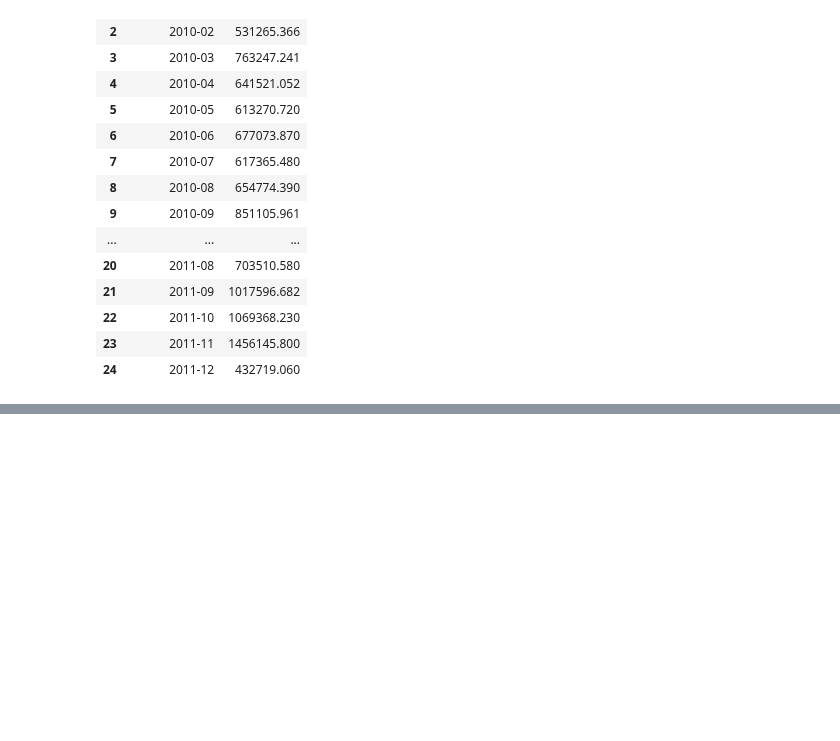
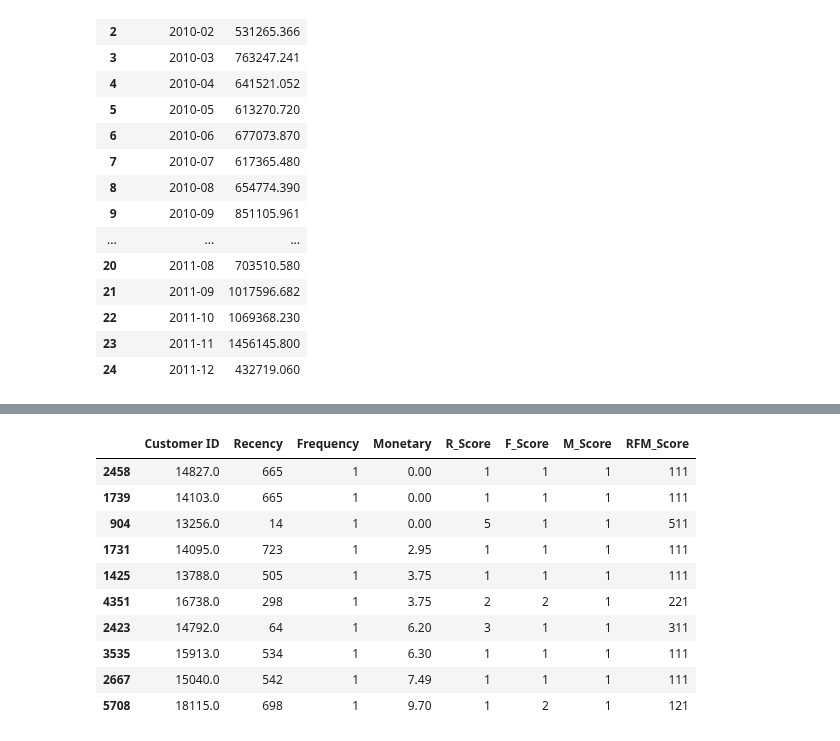
Before and after one commit to sabarishwaran261082-SCE/RetailPulse, a Jupyter notebook: notebooks/01_data_profiling.ipynb, the cells around one changed output, grey strips where cells are left out. Saved outputs shown, nothing was run; the diff lists cells and outputs as text; code cells hidden in the pictures; blank space fills up the shorter version.

```diff
--- a/notebooks/01_data_profiling.ipynb
+++ b/notebooks/01_data_profiling.ipynb
@@ -510,0 +621,14 @@ visualization.pie_chart(
+# %%
+rfm.bottom_customers(rfm_df)
+# %% [output]
+|  | Customer ID | Recency | Frequency | Monetary | R_Score | F_Score | M_Score | RFM_Score |
+| 2458 | 14827.0 | 665 | 1 | 0.00 | 1 | 1 | 1 | 111 |
+| 1739 | 14103.0 | 665 | 1 | 0.00 | 1 | 1 | 1 | 111 |
+| 904 | 13256.0 | 14 | 1 | 0.00 | 5 | 1 | 1 | 511 |
+| 1731 | 14095.0 | 723 | 1 | 2.95 | 1 | 1 | 1 | 111 |
+| 1425 | 13788.0 | 505 | 1 | 3.75 | 1 | 1 | 1 | 111 |
+| 4351 | 16738.0 | 298 | 1 | 3.75 | 2 | 2 | 1 | 221 |
+| 2423 | 14792.0 | 64 | 1 | 6.20 | 3 | 1 | 1 | 311 |
+| 3535 | 15913.0 | 534 | 1 | 6.30 | 1 | 1 | 1 | 111 |
+| 2667 | 15040.0 | 542 | 1 | 7.49 | 1 | 1 | 1 | 111 |
+| 5708 | 18115.0 | 698 | 1 | 9.70 | 1 | 2 | 1 | 121 |
```
Also changed, not shown: parts of 36 cells of this notebook, 8 other files.
